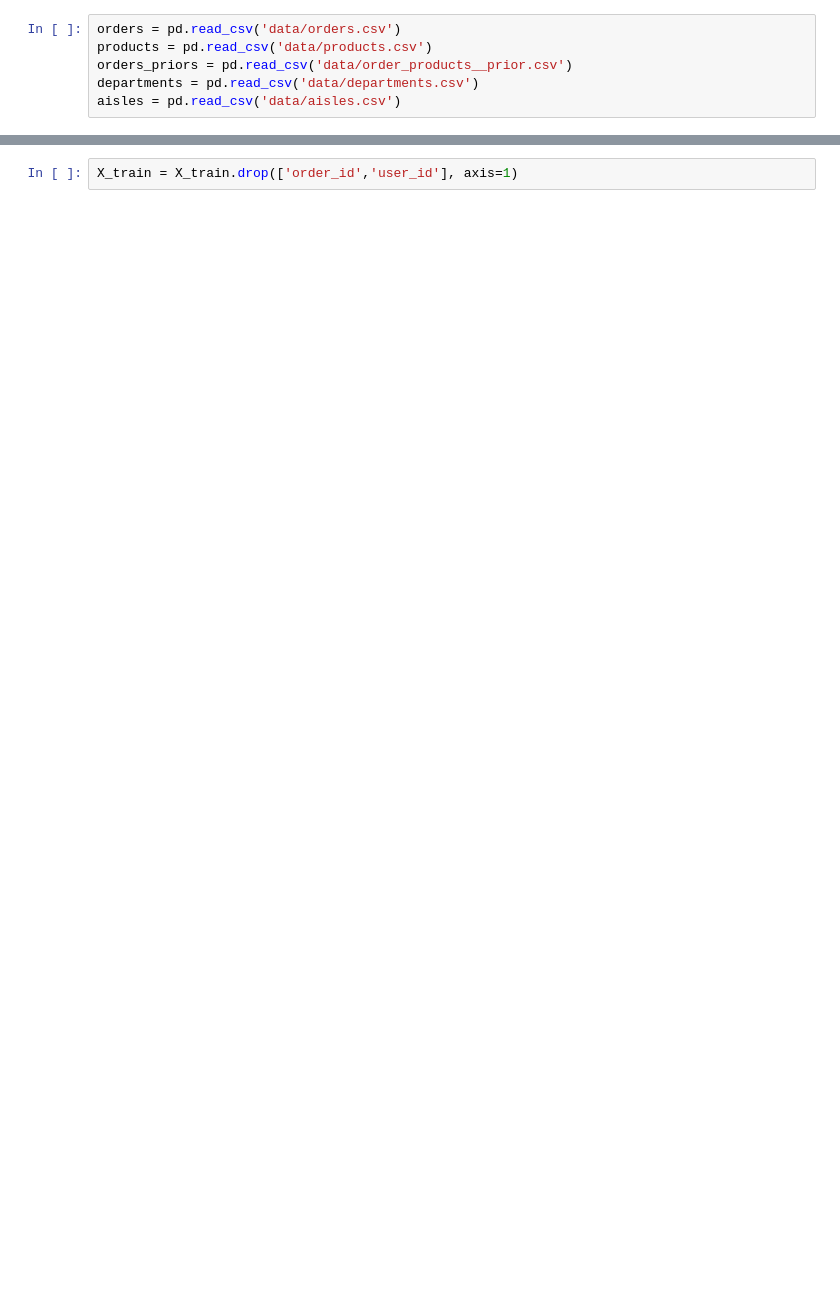
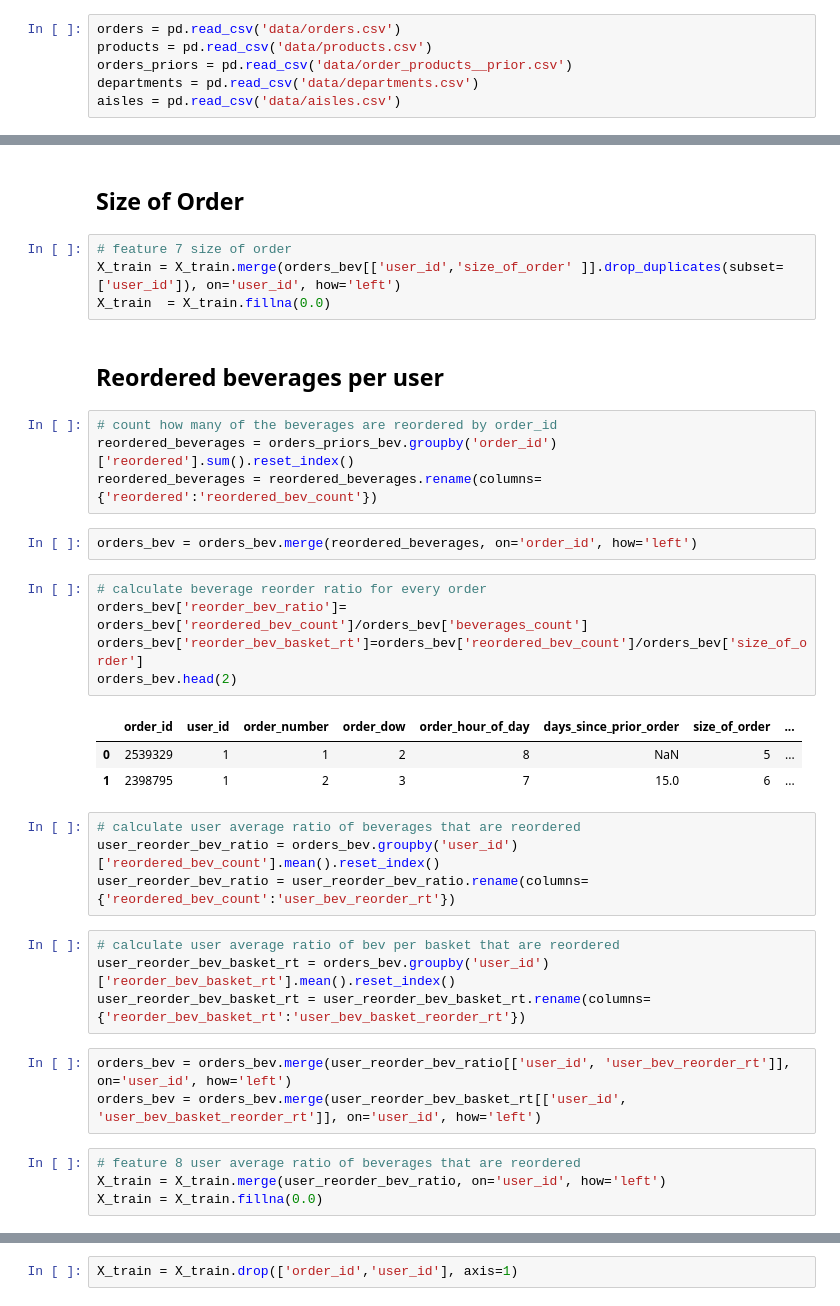
Before and after one commit to vasiach/DataScienceWeb, a Jupyter notebook: datachallenge.ipynb, the cells around one changed output, grey strips where cells are left out. Drawn from its saved outputs; the diff is of its cells as text; blank space fills up the shorter version.

```diff
--- a/datachallenge.ipynb
+++ b/datachallenge.ipynb
@@ -136,0 +135,38 @@ X_train = X_train.fillna(0.0)
+# %% [markdown]
+## Size of Order
+# %%
+# feature 7 size of order
+X_train = X_train.merge(orders_bev[['user_id','size_of_order' ]].drop_duplicates(subset=['user_id']), on='user_id', how='left')
+X_train  = X_train.fillna(0.0)
+# %% [markdown]
+## Reordered beverages per user
+# %%
+# count how many of the beverages are reordered by order_id
+reordered_beverages = orders_priors_bev.groupby('order_id')['reordered'].sum().reset_index()
+reordered_beverages = reordered_beverages.rename(columns={'reordered':'reordered_bev_count'})
+# %%
+orders_bev = orders_bev.merge(reordered_beverages, on='order_id', how='left')
+# %%
+# calculate beverage reorder ratio for every order
+orders_bev['reorder_bev_ratio']= orders_bev['reordered_bev_count']/orders_bev['beverages_count']
+orders_bev['reorder_bev_basket_rt']=orders_bev['reordered_bev_count']/orders_bev['size_of_order']
+orders_bev.head(2)
+# %% [output]
+|  | order_id | user_id | order_number | order_dow | order_hour_of_day | days_since_prior_order | size_of_order | ... |
+| 0 | 2539329 | 1 | 1 | 2 | 8 | NaN | 5 | ... |
+| 1 | 2398795 | 1 | 2 | 3 | 7 | 15.0 | 6 | ... |
+# %%
+# calculate user average ratio of beverages that are reordered
+user_reorder_bev_ratio = orders_bev.groupby('user_id')['reordered_bev_count'].mean().reset_index()
+user_reorder_bev_ratio = user_reorder_bev_ratio.rename(columns={'reordered_bev_count':'user_bev_reorder_rt'})
+# %%
+# calculate user average ratio of bev per basket that are reordered
+user_reorder_bev_basket_rt = orders_bev.groupby('user_id')['reorder_bev_basket_rt'].mean().reset_index()
+user_reorder_bev_basket_rt = user_reorder_bev_basket_rt.rename(columns={'reorder_bev_basket_rt':'user_bev_basket_reorder_rt'})
+# %%
+orders_bev = orders_bev.merge(user_reorder_bev_ratio[['user_id', 'user_bev_reorder_rt']], on='user_id', how='left')
+orders_bev = orders_bev.merge(user_reorder_bev_basket_rt[['user_id', 'user_bev_basket_reorder_rt']], on='user_id', how='left')
+# %%
+# feature 8 user average ratio of beverages that are reordered
+X_train = X_train.merge(user_reorder_bev_ratio, on='user_id', how='left')
+X_train = X_train.fillna(0.0)
```
Also changed, not shown: parts of 201 cells of this notebook.
